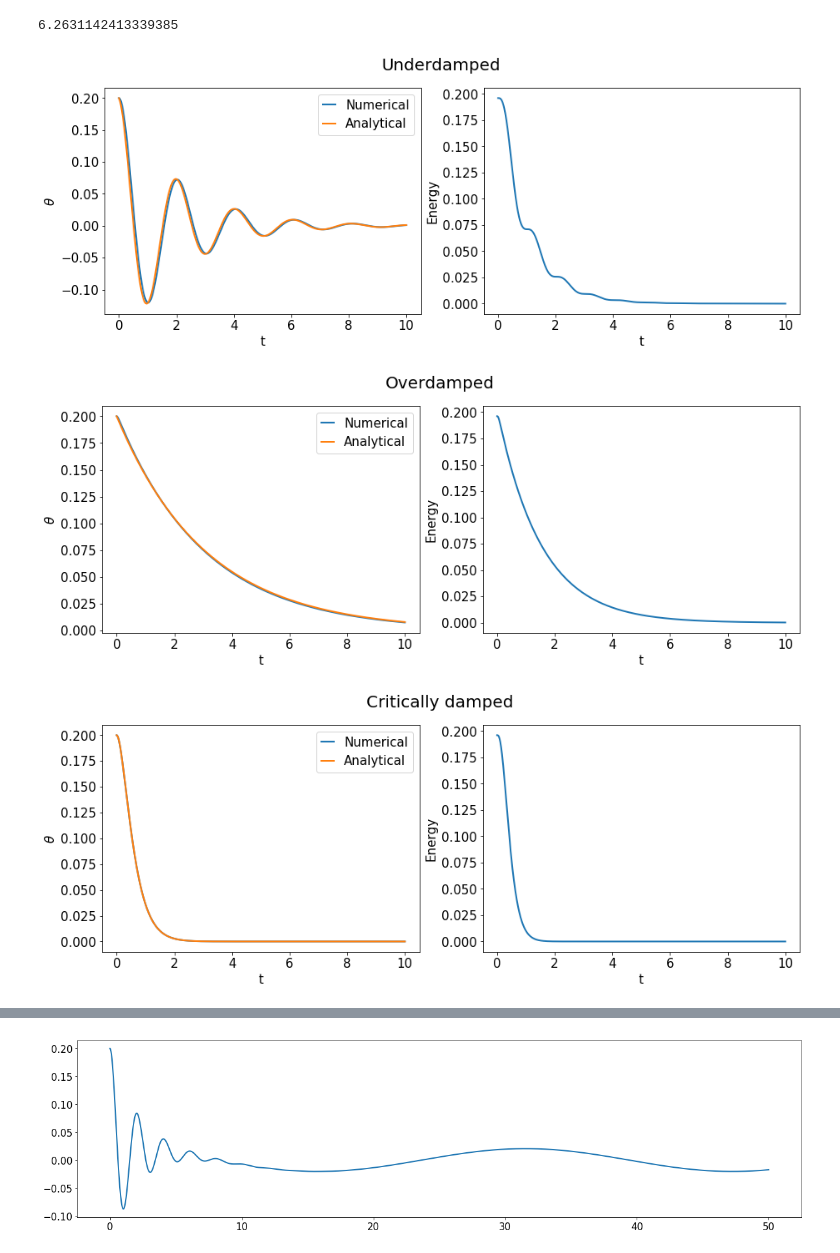
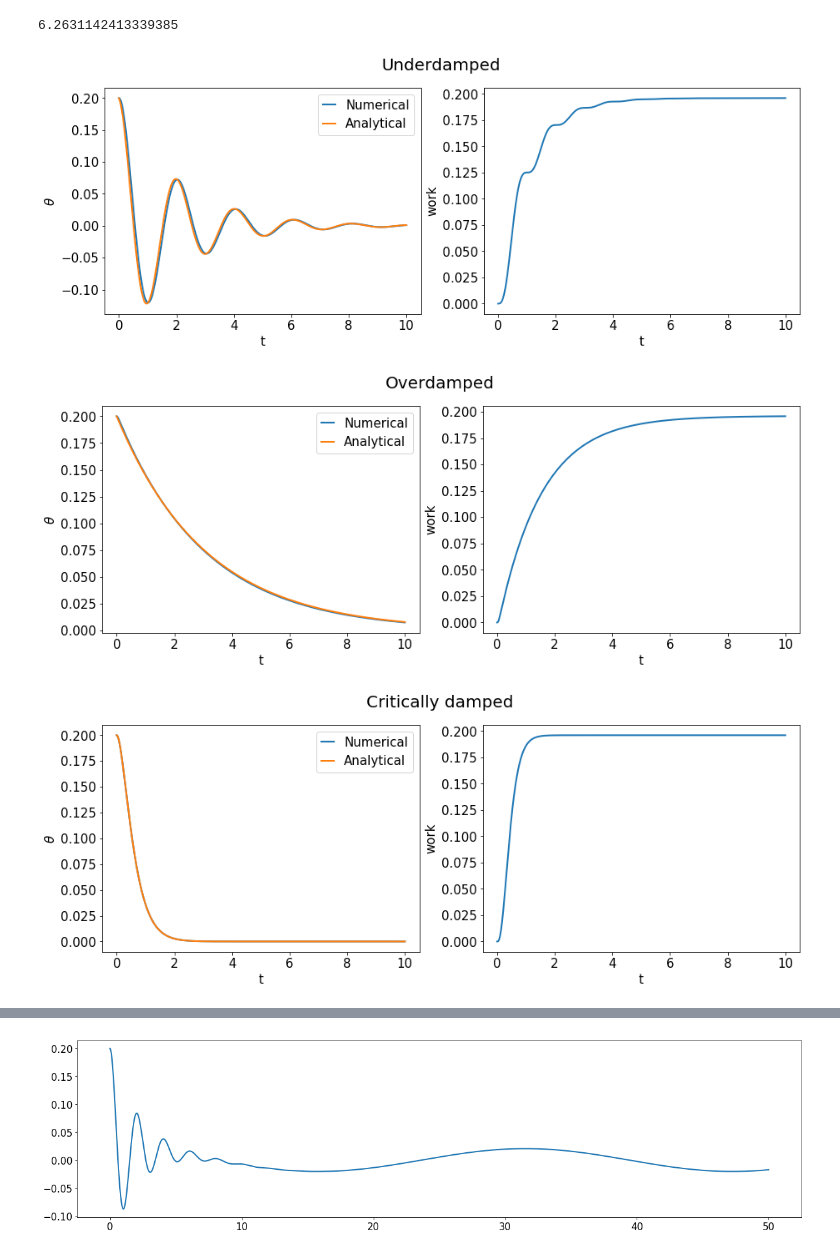
Before and after one commit to sigriaun/pendulum2, a Jupyter notebook: pendulum2.ipynb, the cells around one changed output, grey strips where cells are left out. Drawn from its saved outputs; the diff is of its cells as text; code cells hidden in the pictures.

```diff
--- a/pendulum2.ipynb
+++ b/pendulum2.ipynb
@@ -91,6 +109,8 @@ def plot_damped(q,analytic_sol,title): #sett sikkert inn flere parametre her
     theta=x[:,0]
     omega=x[:,1]
     energy=total_energy(theta, omega,l)
+    E0=energy[0]
+    work=-energy+E0
     theta_a=analytic_sol(t,q)
 
     f,axs=plt.subplots(2,2,figsize=(15,5))
@@ -103,43 +123,44 @@ def plot_damped(q,analytic_sol,title): #sett sikkert inn flere parametre her
     plt.legend()
 
     plt.subplot(1,2,2)
-    plt.ylabel("Energy")
+    plt.ylabel("Work done by damping")
+    plt.ylabel("work")
     plt.xlabel("t")
-    plt.plot(t,energy)
+    plt.plot(t,work)
 
 
 
 def analytic_sol_u(t,q):
     return theta0 * np.exp(-q*t/2) * np.sin(np.sqrt(g/l - q**2/4)*t + phi )
 
 def analytic_sol_o(t,q):  ##pluss eller minus???????????????
     exp_fact= (q/2 - np.sqrt(q**2/4 + g/l))
     return theta0 * np.exp(exp_fact*t)
     return theta0 * np.exp(-(q/2 - np.sqrt(q**2/4 + g/l))*t)
     #return theta0 * np.exp( -(q/2 + np.sqrt(q**2/4 + g/l))*t)
 
 def analytic_sol_c(t,q): ###Hva er C ???????????????????
     C=theta0*q/2   #hva i all verden er denne????
     return (theta0 + C*t ) * np.exp(-q*t/2)
 
 
 
 """Plotting"""
 """Underdamped  q^2 < 4g/l  """
 q_u=1
 plot_damped(q_u,analytic_sol_u,"Underdamped")
 
 """Overdamped q^2>4g/l"""
 q_o=30
 plot_damped(q_o,analytic_sol_o,"Overdamped")
 
 """Critically damped q"""
 q_c=np.sqrt(4*g/l)
 plot_damped(q_c,analytic_sol_c,"Critically damped")
 # %% [output]
 6.2631142413339385
-[figure, old version]
+[figure, new version]
-[figure, old version]
+[figure, new version]
-[figure, old version]
+[figure, new version]
 # %% [markdown]
 ## 2) Forced harmonic (damped) pendulum
```
Also changed, not shown: parts of 10 cells of this notebook.
